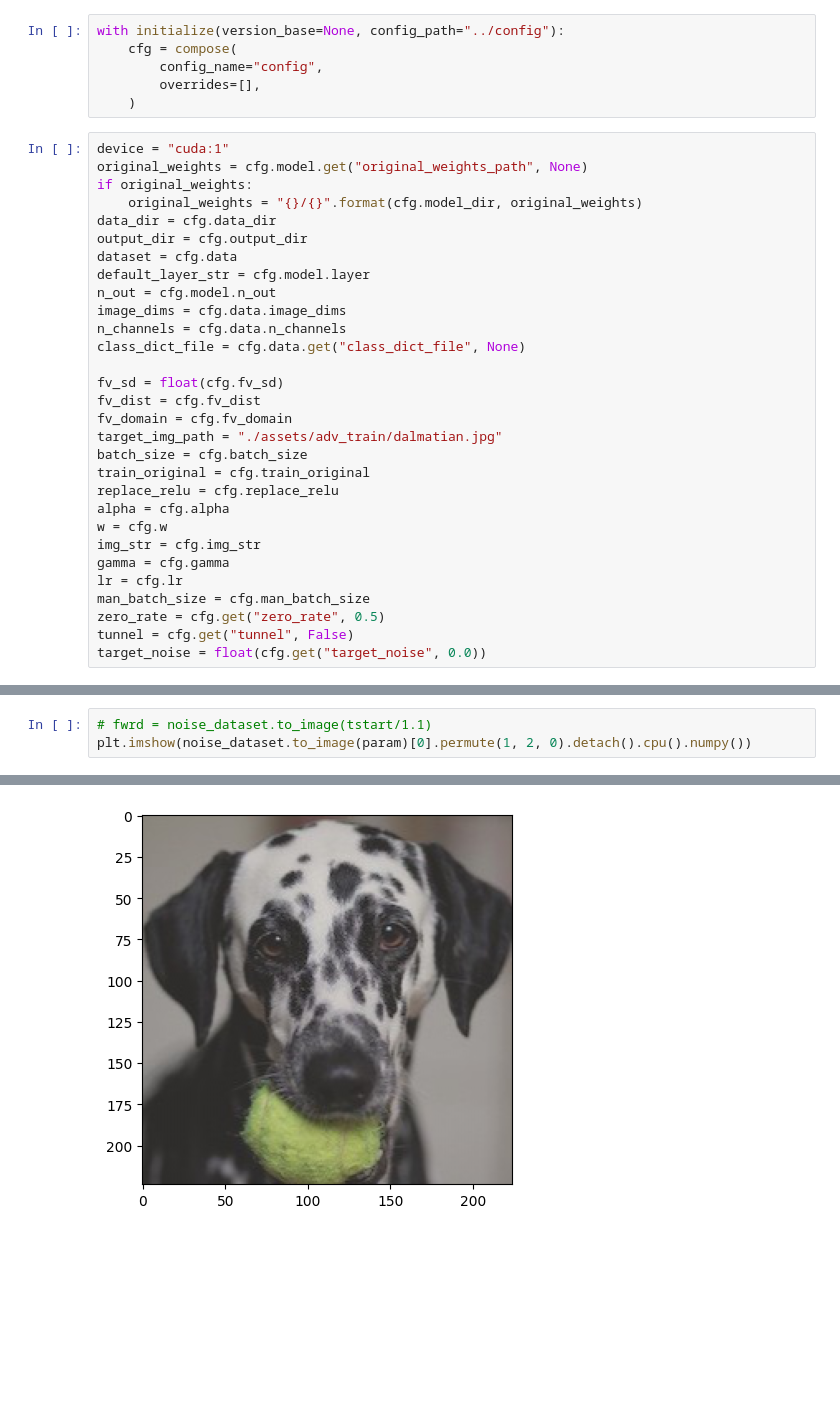
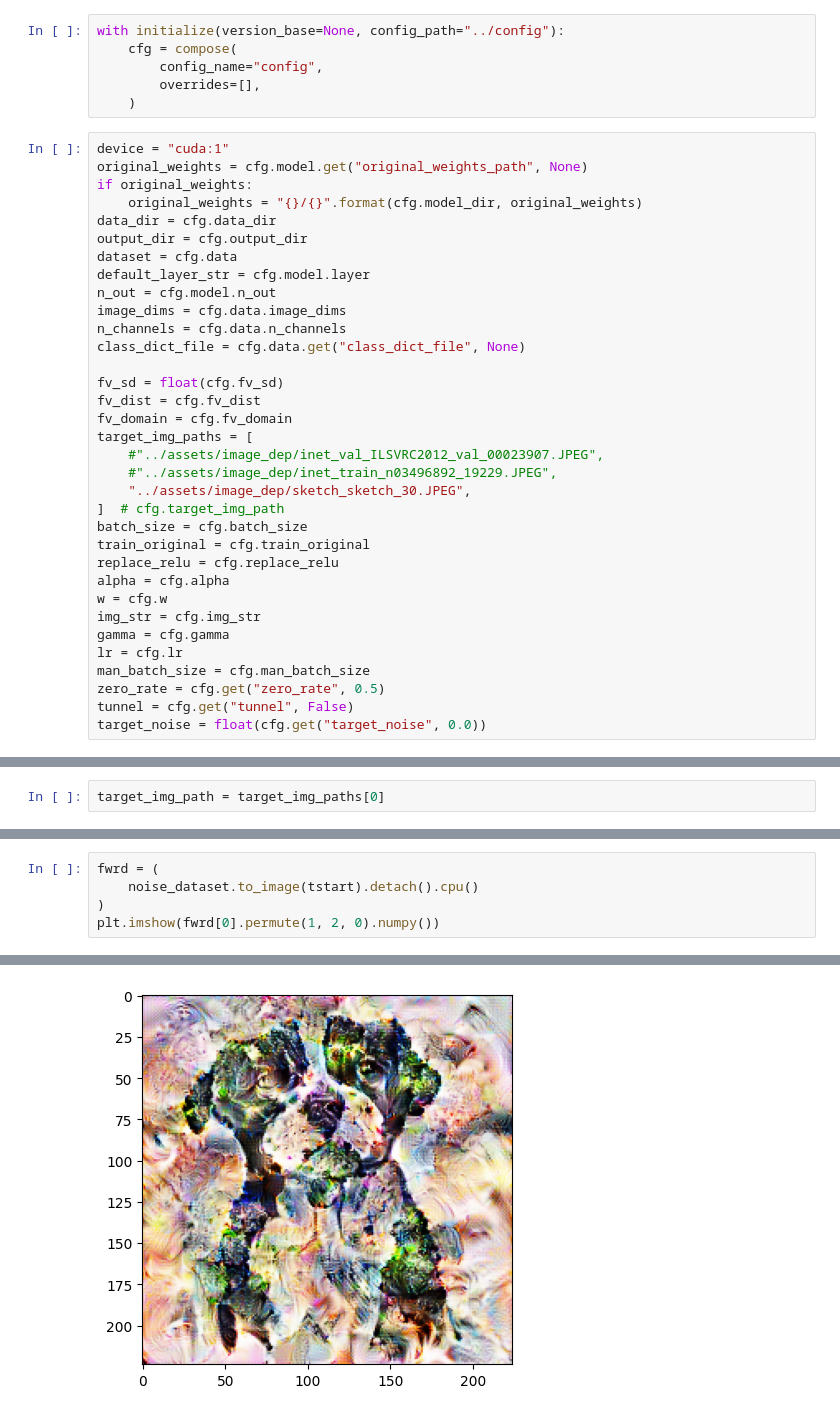
Before and after one commit to dilyabareeva/grad_slingshot, a Jupyter notebook: notebooks/image_creation.ipynb, the cells around one changed output, grey strips where cells are left out. Cells and saved outputs as stored; diff of their text form; blank space fills up the shorter version.

```diff
--- a/notebooks/image_creation.ipynb
+++ b/notebooks/image_creation.ipynb
@@ -29,7 +30,11 @@ class_dict_file = cfg.data.get("class_dict_file", None)
 fv_sd = float(cfg.fv_sd)
 fv_dist = cfg.fv_dist
 fv_domain = cfg.fv_domain
-target_img_path = "./assets/adv_train/dalmatian.jpg"
+target_img_paths = [
+    #"../assets/image_dep/inet_val_ILSVRC2012_val_00023907.JPEG",
+    #"../assets/image_dep/inet_train_n03496892_19229.JPEG",
+    "../assets/image_dep/sketch_sketch_30.JPEG",
+]  # cfg.target_img_path
 batch_size = cfg.batch_size
 train_original = cfg.train_original
 replace_relu = cfg.replace_relu
@@ -100,0 +79,2 @@ tensor(0.1484, device='cuda:1', grad_fn=<MeanBackward0>)
+# %%
+target_img_path = target_img_paths[0]
@@ -101,6 +154,8 @@ tensor(0.1484, device='cuda:1', grad_fn=<MeanBackward0>)
 # %%
-# fwrd = noise_dataset.to_image(tstart/1.1)
-plt.imshow(noise_dataset.to_image(param)[0].permute(1, 2, 0).detach().cpu().numpy())
+fwrd = (
+    noise_dataset.to_image(tstart).detach().cpu()
+)
+plt.imshow(fwrd[0].permute(1, 2, 0).numpy())
 # %% [output]
 <matplotlib.image.AxesImage at 0x...>
-[figure, old version]
+[figure, new version]
```
Also changed, not shown: parts of 18 cells of this notebook, 7 other files.
